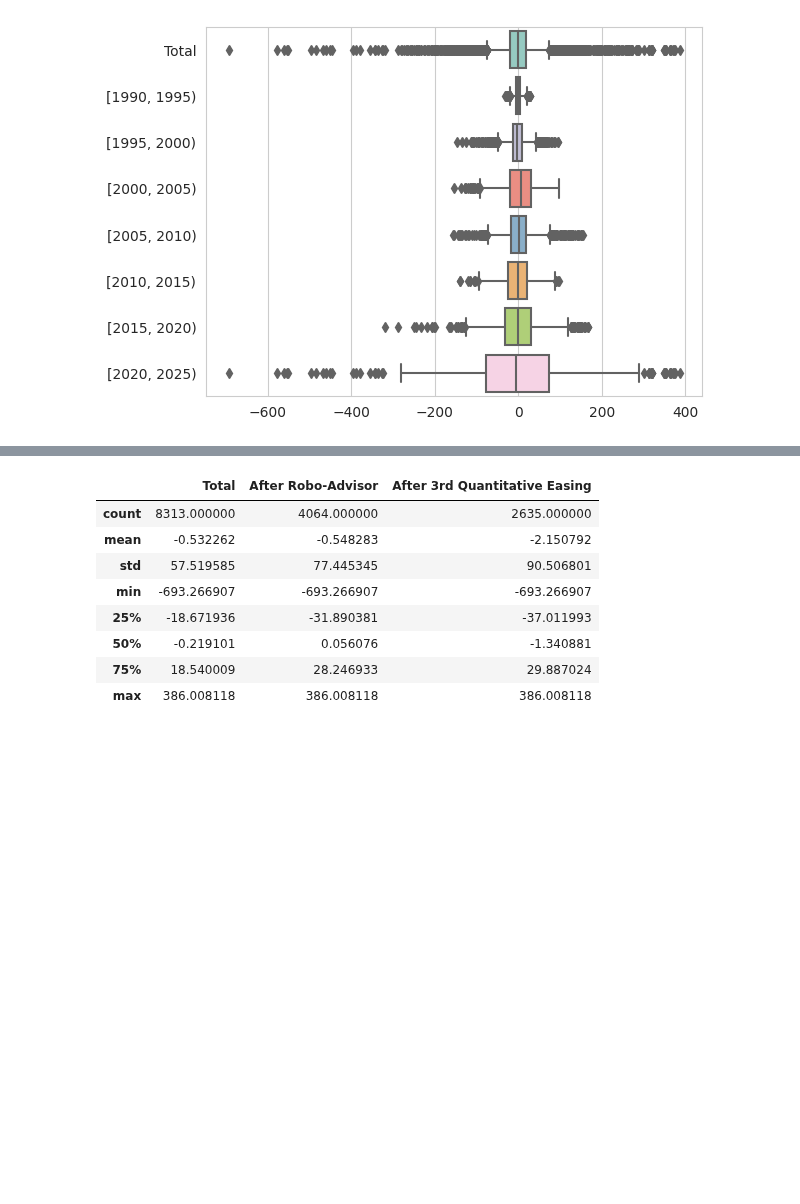
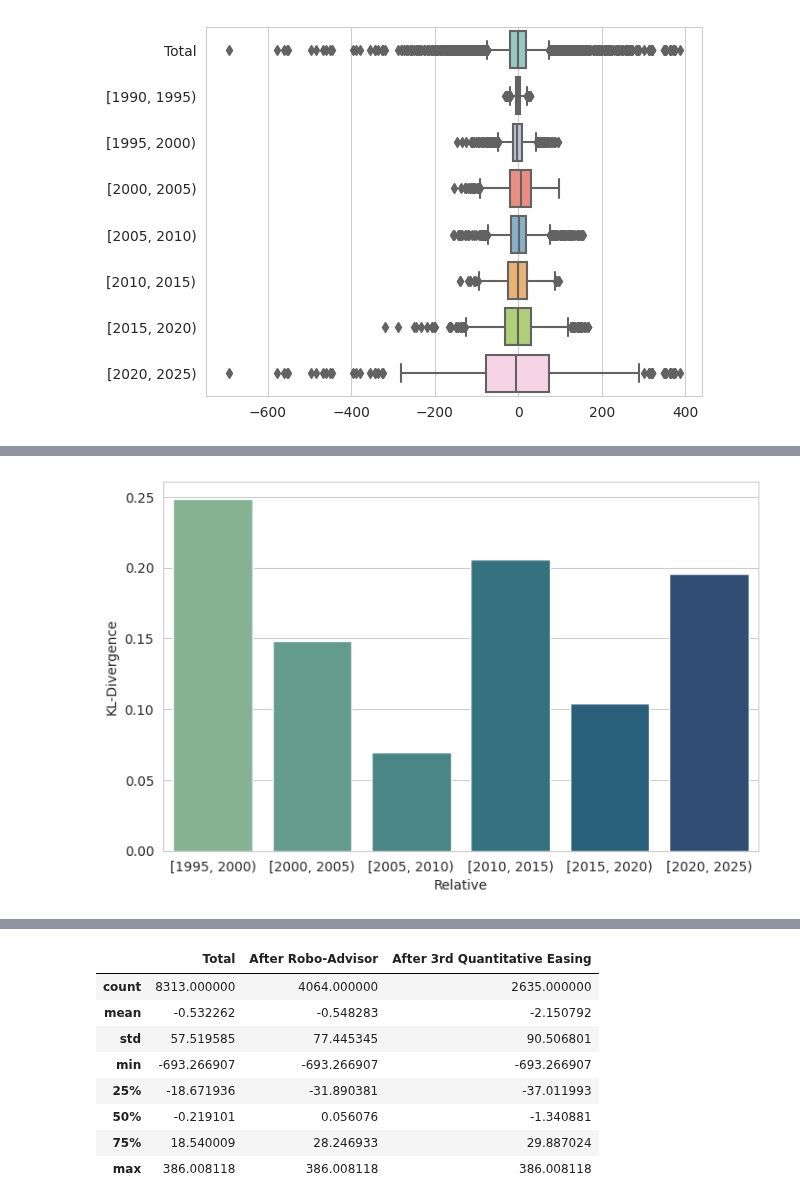
Before and after one commit to SOL1archive/Fin-Data-Denoising, a Jupyter notebook: noise-analysis.ipynb, the cells around one changed output, grey strips where cells are left out. Drawn from its saved outputs; the diff is of its cells as text; code cells hidden in the pictures; blank space fills up the shorter version.

```diff
--- a/noise-analysis.ipynb
+++ b/noise-analysis.ipynb
@@ -118,2 +134,7 @@ _ = sns.barplot(x='Relative', y='KL-Divergence', data=kl_div_df, palette='crest'
+# %%
+fig, ax = plt.subplots(figsize=(8, 5))
+_ = sns.barplot(x='Relative', y='KL-Divergence', data=kl_div_df, palette='crest', ax=ax)
+# %% [output]
+[figure, added]
 # %%
 total_kl_div_df = pd.DataFrame(columns=['Period', 'KL-Divergence'])
```
Also changed, not shown: parts of 6 cells of this notebook.
